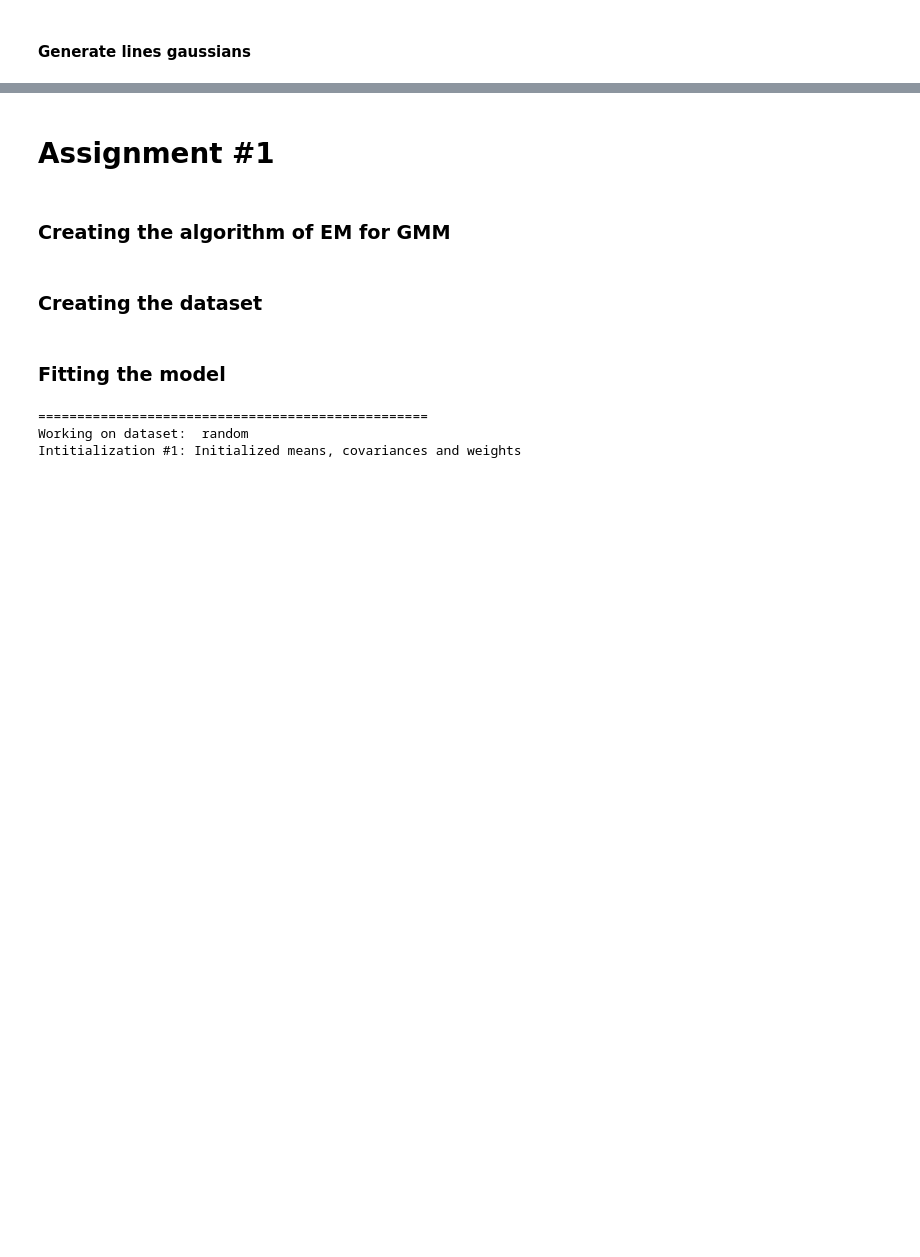
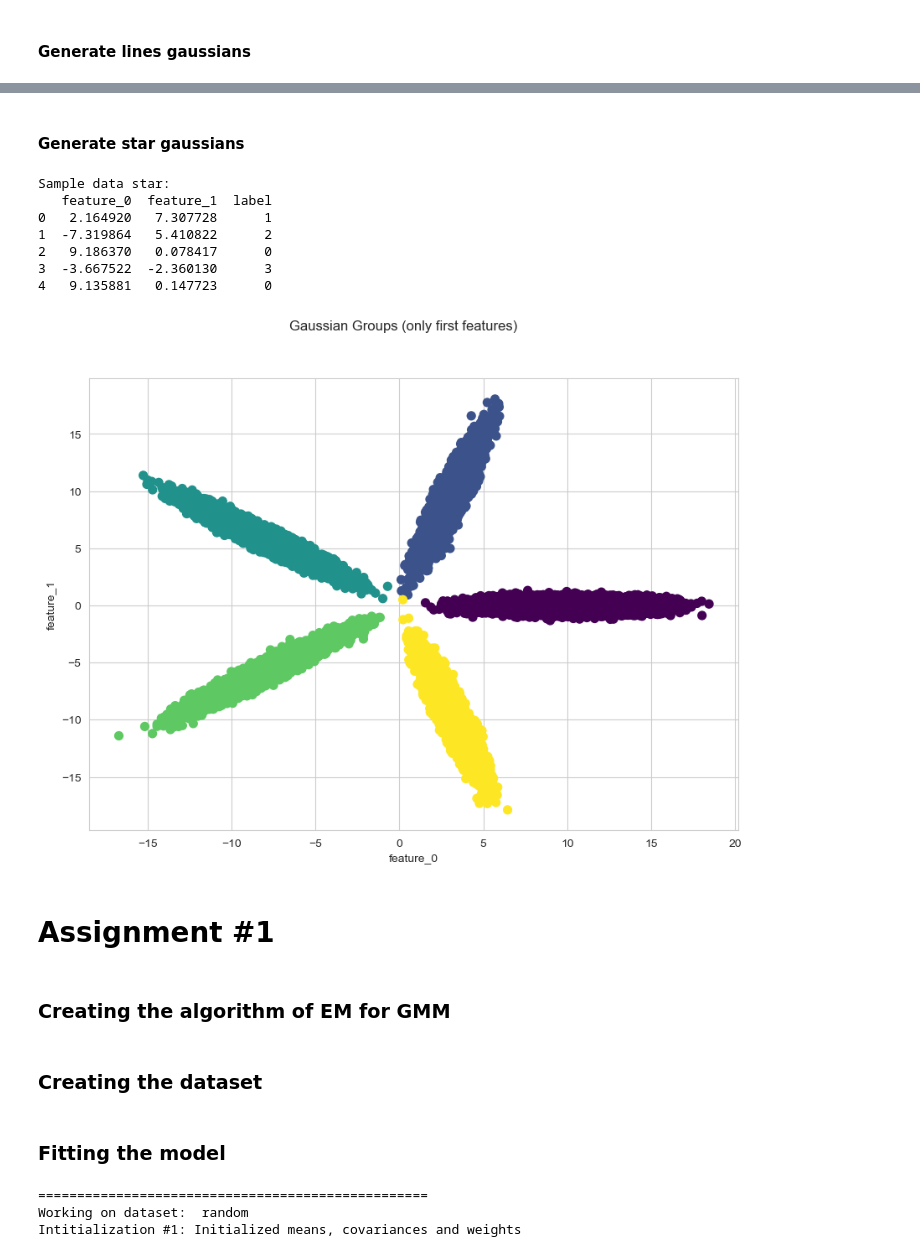
Before and after one commit to omerlux/clustering_course, a Jupyter notebook: tasks.ipynb, the cells around one changed output, grey strips where cells are left out. Drawn from its saved outputs; the diff is of its cells as text; code cells hidden in the pictures; blank space fills up the shorter version.

```diff
--- a/tasks.ipynb
+++ b/tasks.ipynb
@@ -186,3 +186,47 @@ Sample data lines:
+# %% [markdown]
+#### Generate star gaussians
+# %%
+# Star
+n_samples = 100000
+dim = 2
+priors = [0.2, 0.2, 0.2, 0.2, 0.2]
+n_groups = len(priors)
+
+# Define the means
+means = [np.array([np.cos(2*np.pi*i/5), np.sin(2*np.pi*i/5)])*10 for i in range(5)]
+
+# Define the covariance matrices
+# We can use a similar approach to the rotated covariance matrices for the triangle,
+# but with different rotation angles for each cluster to align them with the rays of the star.
+covs = []
+for i in range(5):
+    theta = np.radians(i*72+90)  # Rotate each covariance matrix by a different angle
+    R = np.array([[np.cos(theta), -np.sin(theta)],
+                  [np.sin(theta),  np.cos(theta)]])
+    cov = np.array([[0.1, 0], [0, 5]])  # Make the clusters elongated along the rays of the star
+    cov_rotated = R @ cov @ R.T
+    covs.append(cov_rotated)
+
+# Generate the Gaussian groups
+dataset_star = generate_gaussian_groups(n_groups, n_samples, dim, priors=priors, means=means, covs=covs)
+
+print("Sample data star:")
+print(dataset_star.head())
+
+# Plot each group and color it differently
+plot_gaussian_groups(dataset_star)
+
+# Save the DataFrame to a CSV file
+dataset_star.to_csv('dataset_star.csv', index=False)
+# %% [output]
+Sample data star:
+   feature_0  feature_1  label
+0   2.164920   7.307728      1
+1  -7.319864   5.410822      2
+2   9.186370   0.078417      0
+3  -3.667522  -2.360130      3
+4   9.135881   0.147723      0
+[figure, added]
 # %% [markdown]
 # Assignment #1
 # %% [markdown]
```
Also changed, not shown: parts of 13 cells of this notebook.
